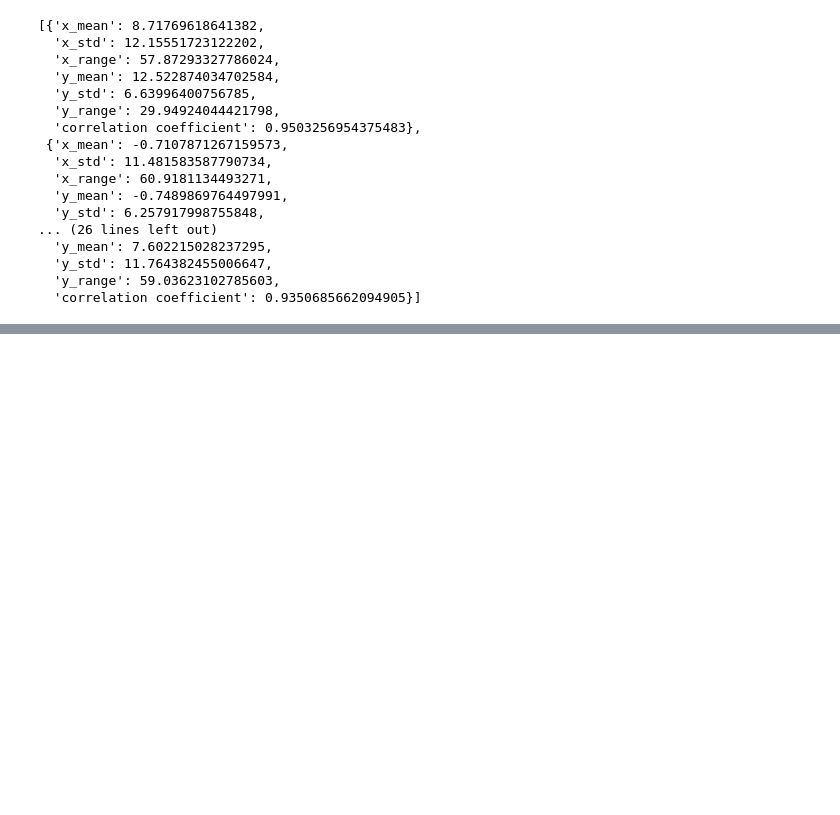
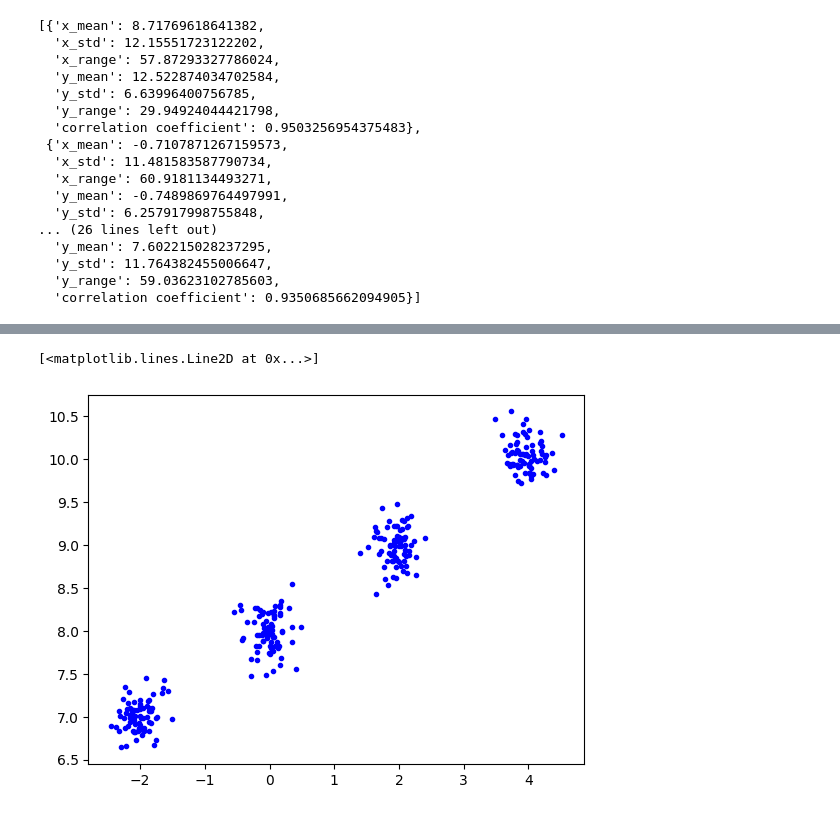
Before and after one commit to ebarylko/cmpt-353, a Jupyter notebook: assignment-5/summary.ipynb, the cells around one changed output, grey strips where cells are left out. Saved outputs shown, nothing was run; the diff lists cells and outputs as text; code cells hidden in the pictures; blank space fills up the shorter version.

```diff
--- a/assignment-5/summary.ipynb
+++ b/assignment-5/summary.ipynb
@@ -53,0 +67,6 @@ list(map(read_csv_and_calc_statistics, all_names))
+# %%
+c = pd.read_csv("data-3.csv")
+plt.plot(c['x'], c['y'], 'b.')
+# %% [output]
+[<matplotlib.lines.Line2D at 0x...>]
+[figure, added]
```
Also changed, not shown: parts of 6 cells of this notebook, 1 other file.
